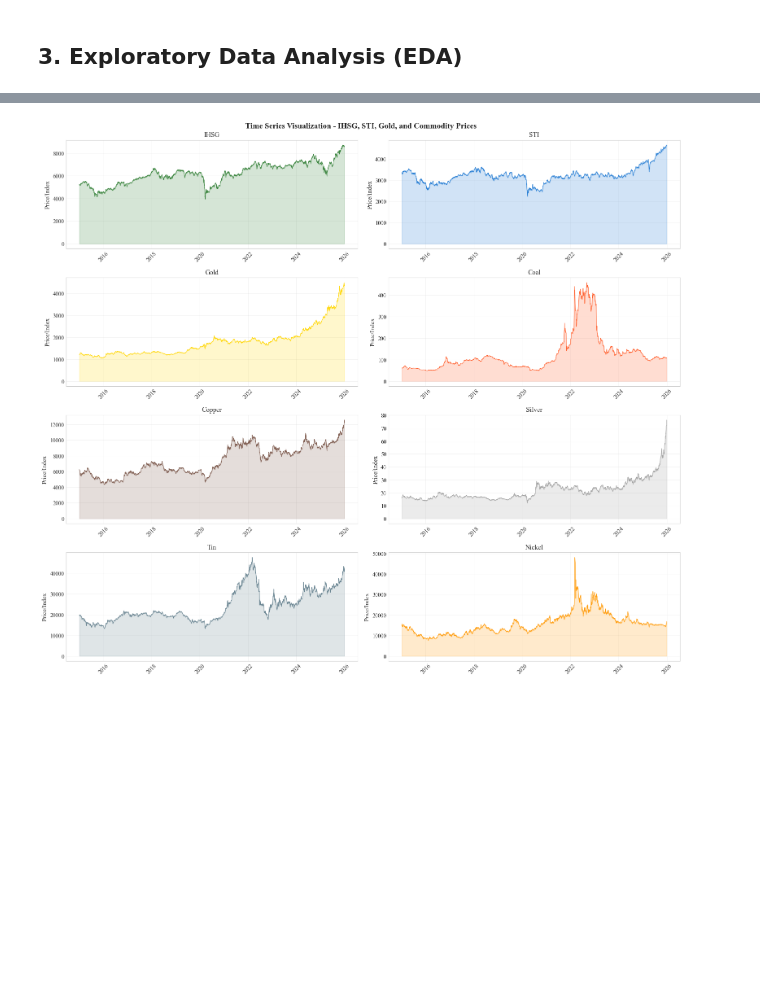
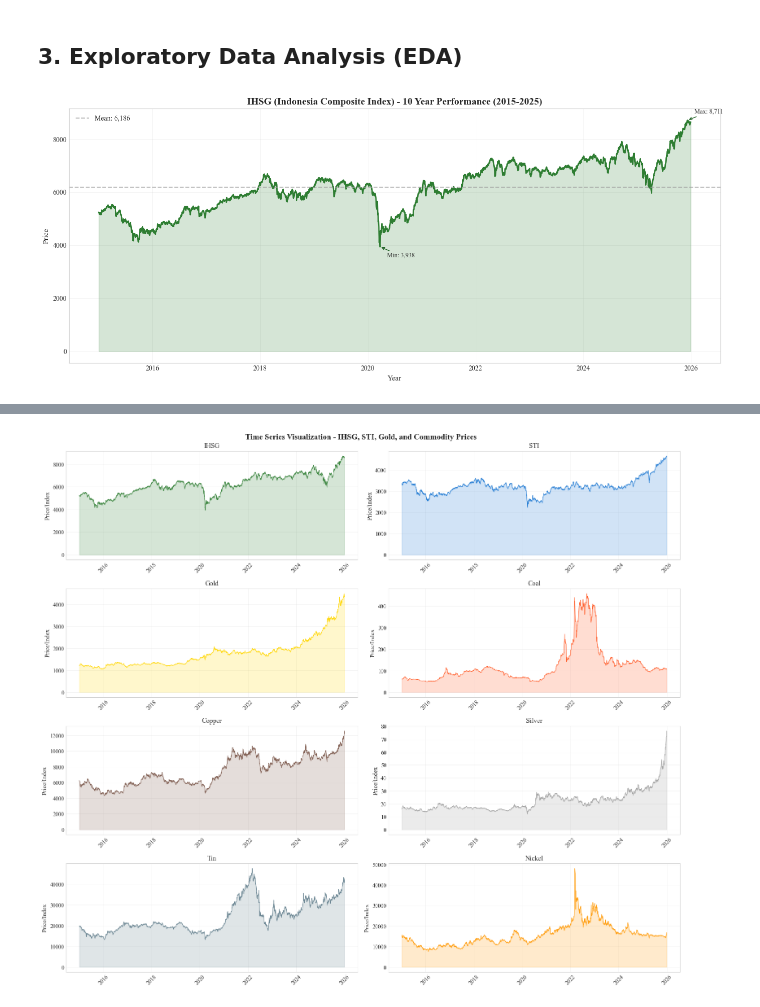
Before and after one commit to ravsssh/tesis-hakam, a Jupyter notebook: model2-baru.ipynb, the cells around one changed output, grey strips where cells are left out. Drawn from its saved outputs; the diff is of its cells as text; code cells hidden in the pictures; blank space fills up the shorter version.

```diff
--- a/model2-baru.ipynb
+++ b/model2-baru.ipynb
@@ -243,3 +243,37 @@ DESCRIPTIVE STATISTICS
 | std | NaN | 924.65 | 384.70 | 666.67 | 87.57 | 1817.12 | 7.97 | 7345.38 | 5061.51 |
 # %% [markdown]
 ## 3. Exploratory Data Analysis (EDA)
+# %%
+fig, ax = plt.subplots(figsize=(14, 6))
+
+ax.plot(df['Date'], df['IHSG'], color=COLORS['IHSG'], linewidth=2)
+ax.fill_between(df['Date'], df['IHSG'], alpha=0.2, color=COLORS['IHSG'])
+
+# Add mean line
+ihsg_mean = df['IHSG'].mean()
+ax.axhline(y=ihsg_mean, color=COLORS['error'], linestyle='--', alpha=0.7,
+           label=f'Mean: {ihsg_mean:,.0f}')
+
+ax.set_title('IHSG (Indonesia Composite Index) - 10 Year Performance (2015-2025)', fontsize=14, fontweight='bold')
+ax.set_xlabel('Year')
+ax.set_ylabel('Price')
+ax.legend(loc='upper left', framealpha=0.9)
+ax.grid(True, alpha=0.3)
+
+# Add annotations for min/max
+ihsg_max_idx = df['IHSG'].idxmax()
+ihsg_min_idx = df['IHSG'].idxmin()
+ax.annotate(f"Max: {df.loc[ihsg_max_idx, 'IHSG']:,.0f}",
+            xy=(df.loc[ihsg_max_idx, 'Date'], df.loc[ihsg_max_idx, 'IHSG']),
+            xytext=(10, 10), textcoords='offset points', fontsize=9,
+            arrowprops=dict(arrowstyle='->', color=COLORS['IHSG_dark']))
+ax.annotate(f"Min: {df.loc[ihsg_min_idx, 'IHSG']:,.0f}",
+            xy=(df.loc[ihsg_min_idx, 'Date'], df.loc[ihsg_min_idx, 'IHSG']),
+            xytext=(10, -15), textcoords='offset points', fontsize=9,
+            arrowprops=dict(arrowstyle='->', color=COLORS['IHSG_dark']))
+
+plt.tight_layout()
+plt.savefig('model2-figure/eda_ihsg.png', dpi=300, bbox_inches='tight')
+plt.show()
+# %% [output]
+[figure, added]
```
Also changed, not shown: parts of 10 cells of this notebook, 8 other files.
